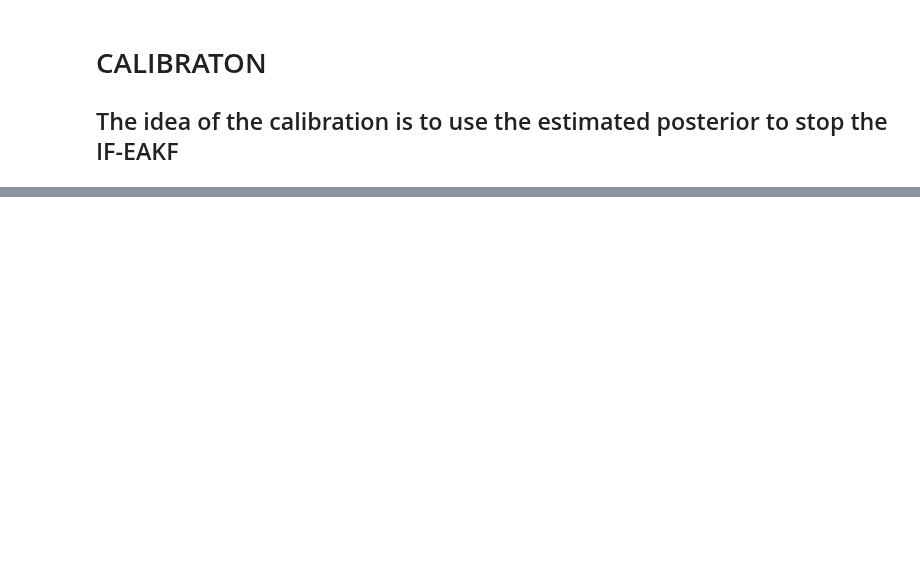
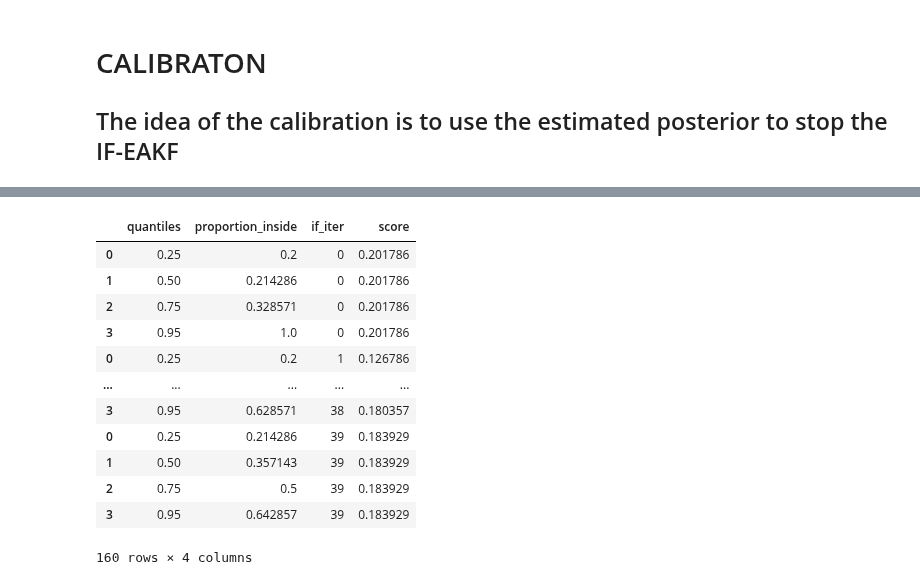
Before and after one commit to ChaosDonkey06/pompjax, a Jupyter notebook: pompjax/calibration_example.ipynb, the cells around one changed output, grey strips where cells are left out. Saved outputs shown, nothing was run; the diff lists cells and outputs as text; code cells hidden in the pictures; blank space fills up the shorter version.

```diff
--- a/pompjax/calibration_example.ipynb
+++ b/pompjax/calibration_example.ipynb
@@ -211,0 +212,16 @@ ax.legend(title="IF iteration")
+# %%
+calibration_df
+# %% [output]
+|  | quantiles | proportion_inside | if_iter | score |
+| 0 | 0.25 | 0.2 | 0 | 0.201786 |
+| 1 | 0.50 | 0.214286 | 0 | 0.201786 |
+| 2 | 0.75 | 0.328571 | 0 | 0.201786 |
+| 3 | 0.95 | 1.0 | 0 | 0.201786 |
+| 0 | 0.25 | 0.2 | 1 | 0.126786 |
+| ... | ... | ... | ... | ... |
+| 3 | 0.95 | 0.628571 | 38 | 0.180357 |
+| 0 | 0.25 | 0.214286 | 39 | 0.183929 |
+| 1 | 0.50 | 0.357143 | 39 | 0.183929 |
+| 2 | 0.75 | 0.5 | 39 | 0.183929 |
+| 3 | 0.95 | 0.642857 | 39 | 0.183929 |
+160 rows × 4 columns
```
Also changed, not shown: parts of 5 cells of this notebook.
